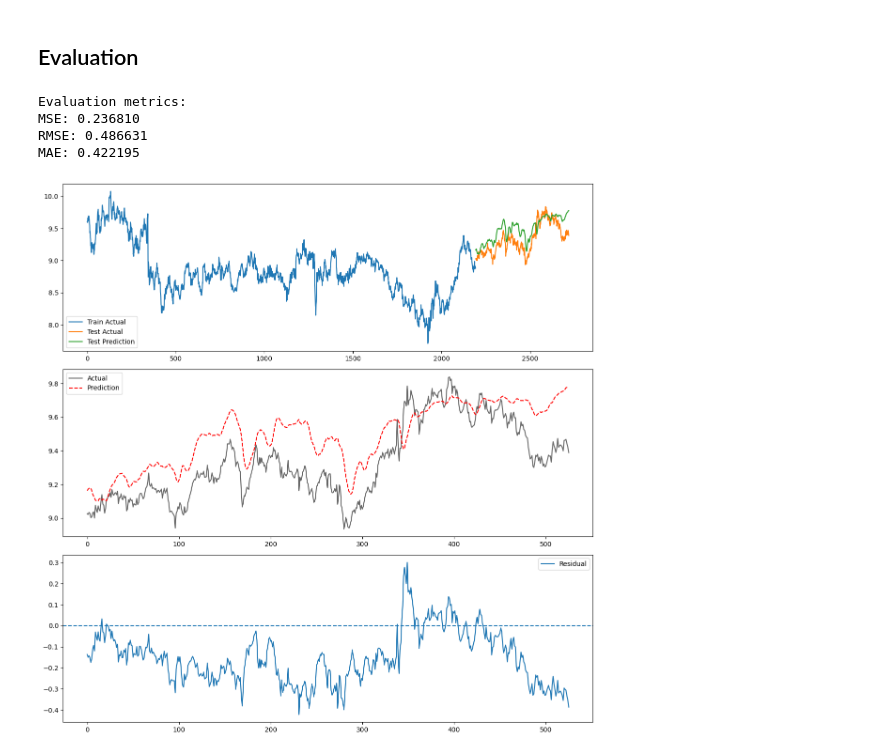
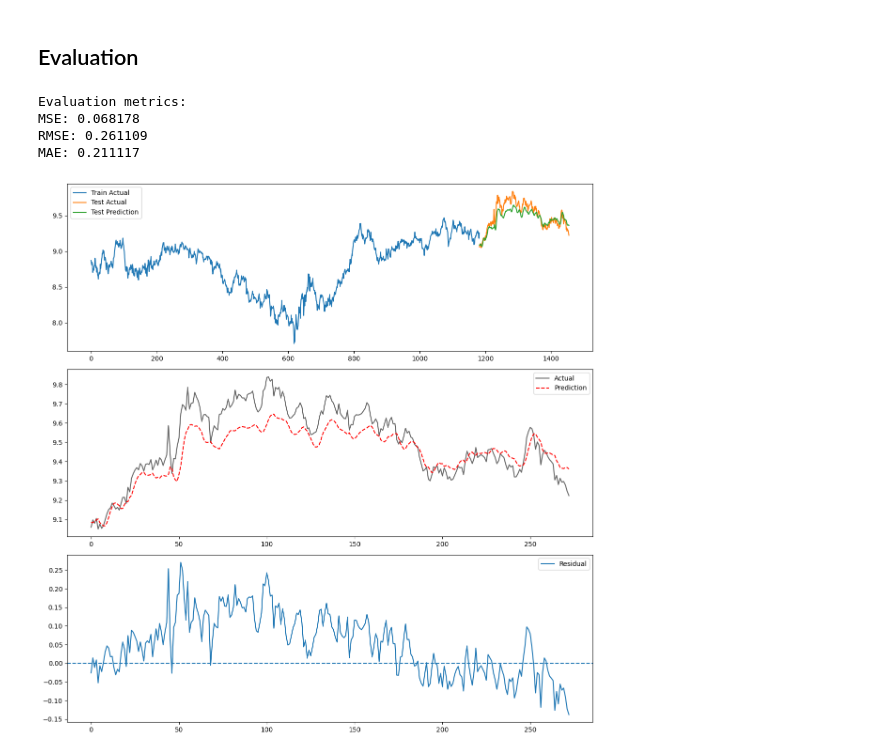
Before and after one commit to freyaxuu/COMP0197-group-project, a Jupyter notebook: notebooks/baseline_pipeline.ipynb, the cells around one changed output. Drawn from its saved outputs; the diff is of its cells as text; code cells hidden in the pictures.

```diff
--- a/notebooks/baseline_pipeline.ipynb
+++ b/notebooks/baseline_pipeline.ipynb
@@ -4,8 +4,8 @@ from pathlib import Path
 
 PROJECT_ROOT = Path("..").resolve()
 sys.path.append(str(PROJECT_ROOT / "src"))
-DATA_PATH = PROJECT_ROOT / "data" / "raw" / "GBP_FX_BoE_10y.csv"
-TARGET = "GBP-CNY"
+DATA_PATH = PROJECT_ROOT / "data" / "raw" / "GBP_FX_BoE_daily.csv"
+TARGET = "target"
 # %% [markdown]
 ## Data Loading and Preprocessing
 # %%
@@ -13,7 +13,7 @@ from fx_forecasting.data.load import load_fx_csv
 from fx_forecasting.data.preprocess import prepare_fx_data
 from fx_forecasting.data.inspect import inspect_data
 
-df, columns = load_fx_csv(DATA_PATH)
+df, feature_columns = load_fx_csv(DATA_PATH, date_col='timestamp')
 
 # Assume LSTM model
 X_train, y_train, X_test, y_test, scaler = prepare_fx_data(
@@ -29,6 +29,6 @@ X_train, y_train, X_test, y_test, scaler = prepare_fx_data(
     lookback=30
 )
 
-feature_columns = [c for c in columns if c != TARGET]
+# feature_columns = [c for c in columns if c != TARGET]
 print(feature_columns)
 # %% [output]
@@ -114,7 +114,7 @@ from fx_forecasting.training.train import train_model
 
 
 model = DeterministicLSTM(
-    input_dim=X_train.shape[2],
+    input_dim=len(feature_columns),
     hidden_dim=HIDDEN_DIM,
     num_layers=NUM_LAYERS
 )
@@ -133,6 +133,6 @@ history = train_model(
     epochs=EPOCHS,
     device=device,
     save_path="best_baseline_model.pt",
-    early_stopping_patience=4
+    early_stopping_patience=5
 )
 # %% [output]
@@ -172,37 +183,37 @@ preds, targets, metrics = evaluate_model(
     val_loader,
     device=device
 )
 
 # inverse transform
 preds_original = inverse_transform_target(
     preds,
     scaler=scaler,
-    columns=columns,
+    columns=feature_columns,
     target_col=TARGET,
 )
 
 targets_original = inverse_transform_target(
     targets,
     scaler=scaler,
-    columns=columns,
+    columns=feature_columns,
     target_col=TARGET,
 )
 
 y_train_original = inverse_transform_target(
     y_train,
     scaler=scaler,
-    columns=columns,
+    columns=feature_columns,
     target_col=TARGET,
 )
 
 plot_predictions(
     preds=preds_original,
     targets=targets_original,
     train_targets=y_train_original
 )
 # %% [output]
 Evaluation metrics:
-MSE: 0.236810
-RMSE: 0.486631
-MAE: 0.422195
+MSE: 0.068178
+RMSE: 0.261109
+MAE: 0.211117
-[figure, old version]
+[figure, new version]
```
Also changed, not shown: parts of 6 cells of this notebook, 3 other files.
